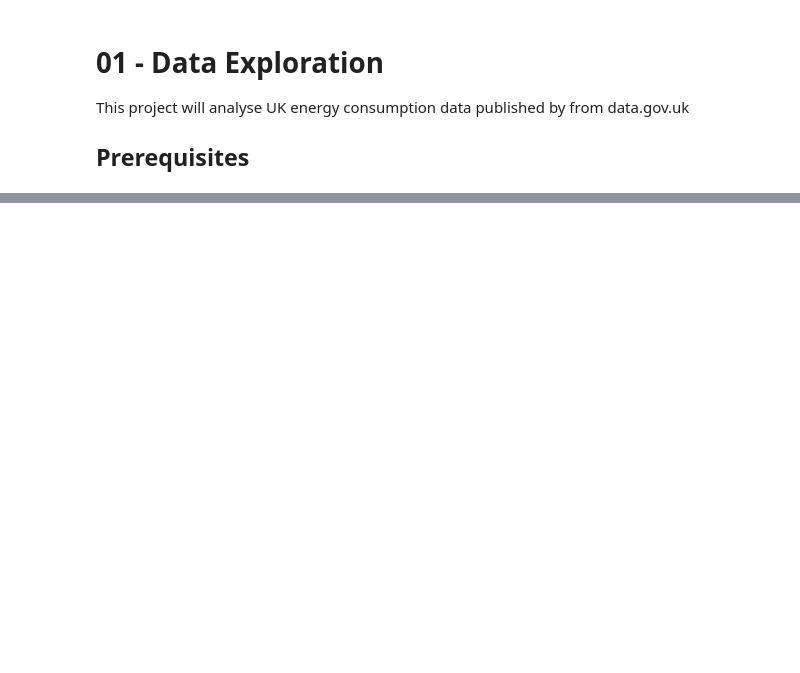
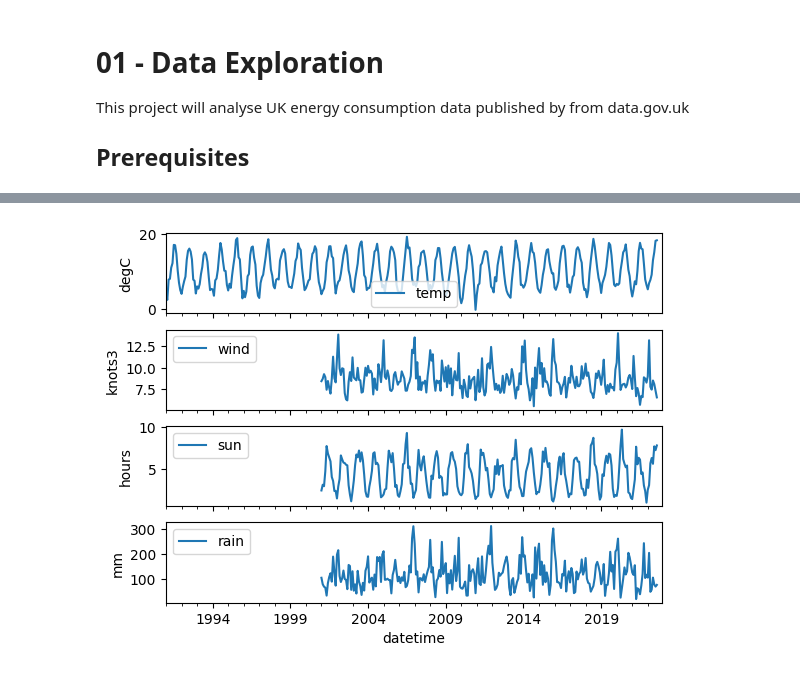
Before and after one commit to adin786/energy_forecast, a Jupyter notebook: notebooks/01-data-exploration.ipynb, the cells around one changed output, grey strips where cells are left out. Drawn from its saved outputs; the diff is of its cells as text; code cells hidden in the pictures; blank space fills up the shorter version.

Commit message:
Most of data loader complete

```diff
--- a/notebooks/01-data-exploration.ipynb
+++ b/notebooks/01-data-exploration.ipynb
@@ -67,0 +208,24 @@ list(sheets.keys())
+# %%
+def load_cleaned_rain(df: pd.DataFrame) -> pd.DataFrame:
+    """Applies cleaning and transform steps on temperature data"""
+    df = (df
+        .set_axis(df.iloc[3, :].tolist(),
+            axis=1)
+        .iloc[4:16]
+        .rename(columns=str.lower)
+        .rename(columns={'calendar period': 'month'})
+        .pipe(remove_notes)
+        .pipe(remove_average)
+        .drop(columns=['20-year mean'])
+        .replace('[x]', np.nan)
+        .melt(id_vars='month', var_name='year', value_name='rain')
+        .assign(datetime=lambda x: x.month + ' ' + x.year)
+        .assign(datetime=lambda x: pd.to_datetime(x.datetime))
+        .drop(columns=['month', 'year'])
+        .set_index('datetime')
+    )
+    return df
+
+rain = load_ods_by_sheetname(WEATHER_PATH, '7_4')
+rain = load_cleaned_rain(rain)
+rain
@@ -67,0 +247,7 @@ list(sheets.keys())
+# %%
+weather = (temp
+    .merge(wind, on='datetime', how='outer')
+    .merge(sun, on='datetime', how='outer')
+    .merge(rain, on='datetime', how='outer')
+)
+weather
@@ -67,0 +269,13 @@ list(sheets.keys())
+# %%
+cols = ['temp','wind','sun','rain']
+units = ['degC','knots3','hours','mm']
+channels = dict(zip(cols,units))
+
+fig = plt.figure()
+for i, (col, unit) in enumerate(channels.items()):
+    sharex = ax if i>0 else None
+    ax = fig.add_subplot(4,1,i+1, sharex=sharex)
+    weather.plot(y=col, ax=ax)
+    ax.set_ylabel(unit)
+# %% [output]
+[figure, added]
```
Also changed, not shown: parts of 16 cells of this notebook, 5 other files.
